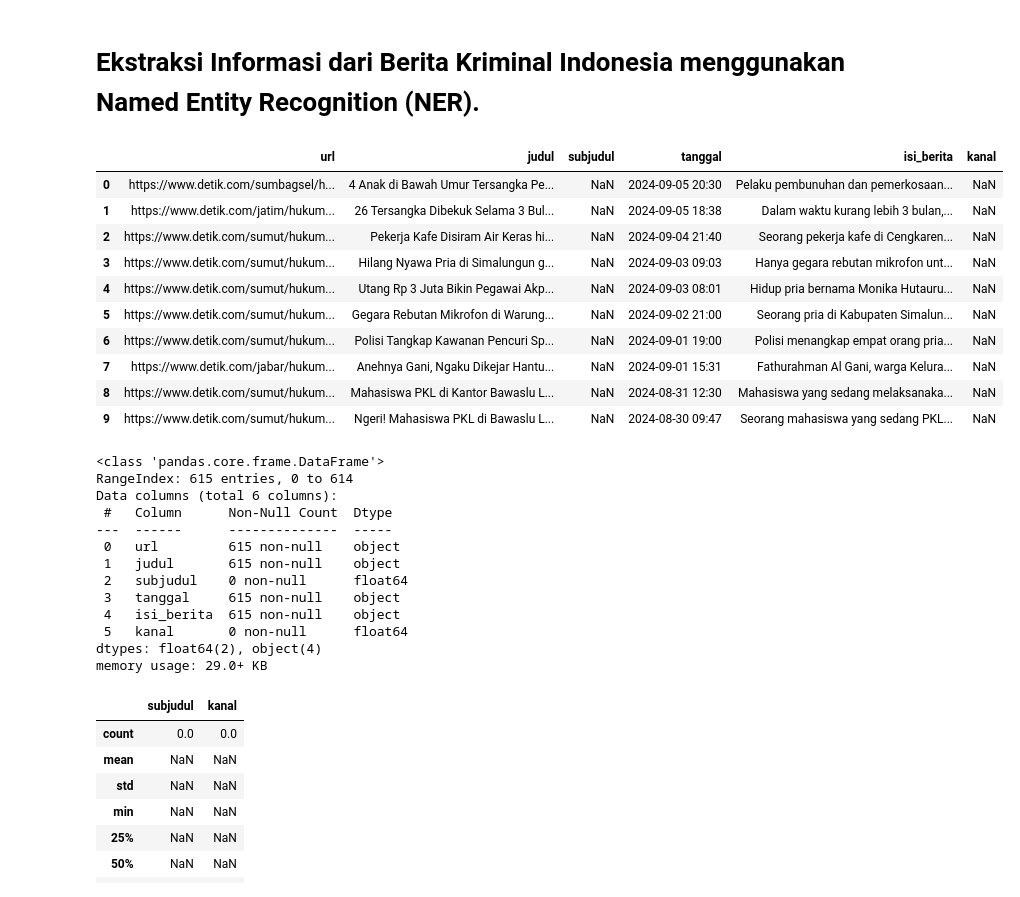
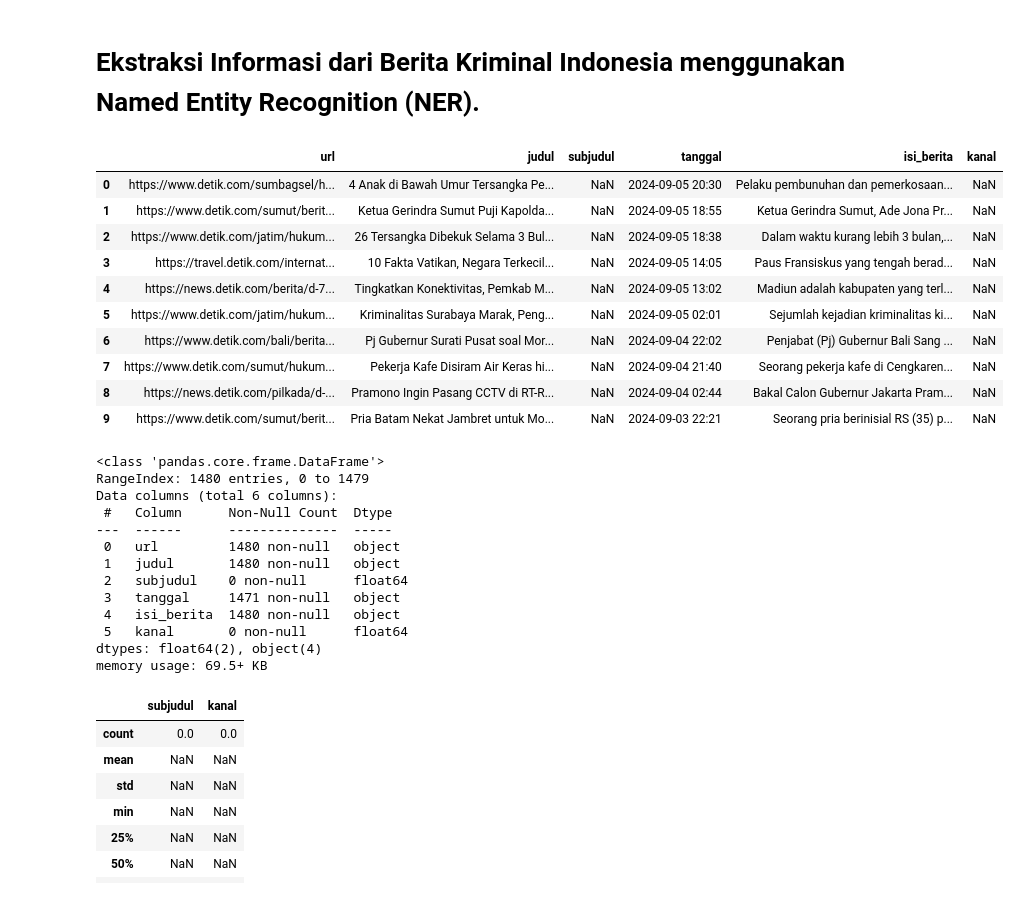
Before and after one commit to fairuuz16/ner-project, a Jupyter notebook: notebooks/01-data-exploration.ipynb, the cells around one changed output. Saved outputs shown, nothing was run; the diff lists cells and outputs as text; code cells hidden in the pictures.

```diff
--- a/notebooks/01-data-exploration.ipynb
+++ b/notebooks/01-data-exploration.ipynb
@@ -7,36 +7,36 @@ import matplotlib.pyplot as plt
 import seaborn as sns
 import numpy as np
 # %%
-df = pd.read_csv('../data/processed/filtered_all_data.csv')
+df = pd.read_csv('../data/hasil_scraping/detik_kriminalitas_all.csv')
 df.head(10)
 # %% [output]
 |  | url | judul | subjudul | tanggal | isi_berita | kanal |
 | 0 | https://www.detik.com/sumbagsel/h... | 4 Anak di Bawah Umur Tersangka Pe... | NaN | 2024-09-05 20:30 | Pelaku pembunuhan dan pemerkosaan... | NaN |
-| 1 | https://www.detik.com/jatim/hukum... | 26 Tersangka Dibekuk Selama 3 Bul... | NaN | 2024-09-05 18:38 | Dalam waktu kurang lebih 3 bulan,... | NaN |
-| 2 | https://www.detik.com/sumut/hukum... | Pekerja Kafe Disiram Air Keras hi... | NaN | 2024-09-04 21:40 | Seorang pekerja kafe di Cengkaren... | NaN |
-| 3 | https://www.detik.com/sumut/hukum... | Hilang Nyawa Pria di Simalungun g... | NaN | 2024-09-03 09:03 | Hanya gegara rebutan mikrofon unt... | NaN |
-| 4 | https://www.detik.com/sumut/hukum... | Utang Rp 3 Juta Bikin Pegawai Akp... | NaN | 2024-09-03 08:01 | Hidup pria bernama Monika Hutauru... | NaN |
-| 5 | https://www.detik.com/sumut/hukum... | Gegara Rebutan Mikrofon di Warung... | NaN | 2024-09-02 21:00 | Seorang pria di Kabupaten Simalun... | NaN |
-| 6 | https://www.detik.com/sumut/hukum... | Polisi Tangkap Kawanan Pencuri Sp... | NaN | 2024-09-01 19:00 | Polisi menangkap empat orang pria... | NaN |
-| 7 | https://www.detik.com/jabar/hukum... | Anehnya Gani, Ngaku Dikejar Hantu... | NaN | 2024-09-01 15:31 | Fathurahman Al Gani, warga Kelura... | NaN |
-| 8 | https://www.detik.com/sumut/hukum... | Mahasiswa PKL di Kantor Bawaslu L... | NaN | 2024-08-31 12:30 | Mahasiswa yang sedang melaksanaka... | NaN |
-| 9 | https://www.detik.com/sumut/hukum... | Ngeri! Mahasiswa PKL di Bawaslu L... | NaN | 2024-08-30 09:47 | Seorang mahasiswa yang sedang PKL... | NaN |
+| 1 | https://www.detik.com/sumut/berit... | Ketua Gerindra Sumut Puji Kapolda... | NaN | 2024-09-05 18:55 | Ketua Gerindra Sumut, Ade Jona Pr... | NaN |
+| 2 | https://www.detik.com/jatim/hukum... | 26 Tersangka Dibekuk Selama 3 Bul... | NaN | 2024-09-05 18:38 | Dalam waktu kurang lebih 3 bulan,... | NaN |
+| 3 | https://travel.detik.com/internat... | 10 Fakta Vatikan, Negara Terkecil... | NaN | 2024-09-05 14:05 | Paus Fransiskus yang tengah berad... | NaN |
+| 4 | https://news.detik.com/berita/d-7... | Tingkatkan Konektivitas, Pemkab M... | NaN | 2024-09-05 13:02 | Madiun adalah kabupaten yang terl... | NaN |
+| 5 | https://www.detik.com/jatim/hukum... | Kriminalitas Surabaya Marak, Peng... | NaN | 2024-09-05 02:01 | Sejumlah kejadian kriminalitas ki... | NaN |
+| 6 | https://www.detik.com/bali/berita... | Pj Gubernur Surati Pusat soal Mor... | NaN | 2024-09-04 22:02 | Penjabat (Pj) Gubernur Bali Sang ... | NaN |
+| 7 | https://www.detik.com/sumut/hukum... | Pekerja Kafe Disiram Air Keras hi... | NaN | 2024-09-04 21:40 | Seorang pekerja kafe di Cengkaren... | NaN |
+| 8 | https://news.detik.com/pilkada/d-... | Pramono Ingin Pasang CCTV di RT-R... | NaN | 2024-09-04 02:44 | Bakal Calon Gubernur Jakarta Pram... | NaN |
+| 9 | https://www.detik.com/sumut/berit... | Pria Batam Nekat Jambret untuk Mo... | NaN | 2024-09-03 22:21 | Seorang pria berinisial RS (35) p... | NaN |
 # %%
 df.info()
 # %% [output]
 <class 'pandas.core.frame.DataFrame'>
-RangeIndex: 615 entries, 0 to 614
+RangeIndex: 1480 entries, 0 to 1479
 Data columns (total 6 columns):
  #   Column      Non-Null Count  Dtype
 ---  ------      --------------  -----
- 0   url         615 non-null    object
- 1   judul       615 non-null    object
+ 0   url         1480 non-null   object
+ 1   judul       1480 non-null   object
  2   subjudul    0 non-null      float64
- 3   tanggal     615 non-null    object
- 4   isi_berita  615 non-null    object
+ 3   tanggal     1471 non-null   object
+ 4   isi_berita  1480 non-null   object
  5   kanal       0 non-null      float64
 dtypes: float64(2), object(4)
-memory usage: 29.0+ KB
+memory usage: 69.5+ KB
 # %%
 df.describe()
 # %% [output]
```
Also changed, not shown: parts of 13 cells of this notebook, 24 other files.
